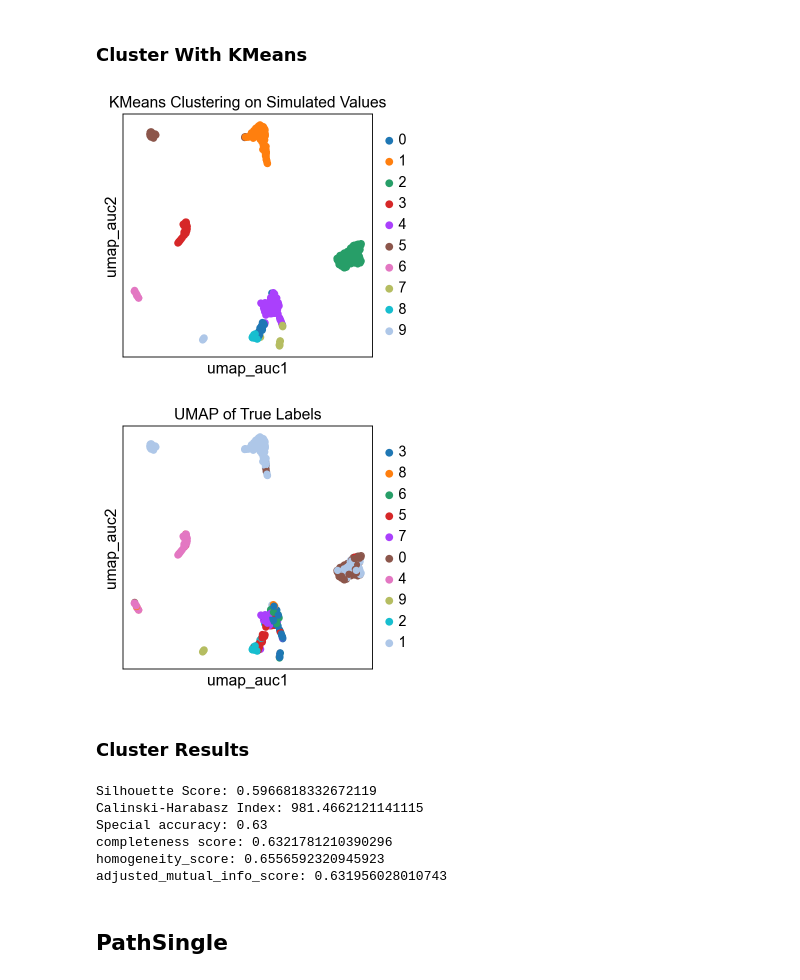
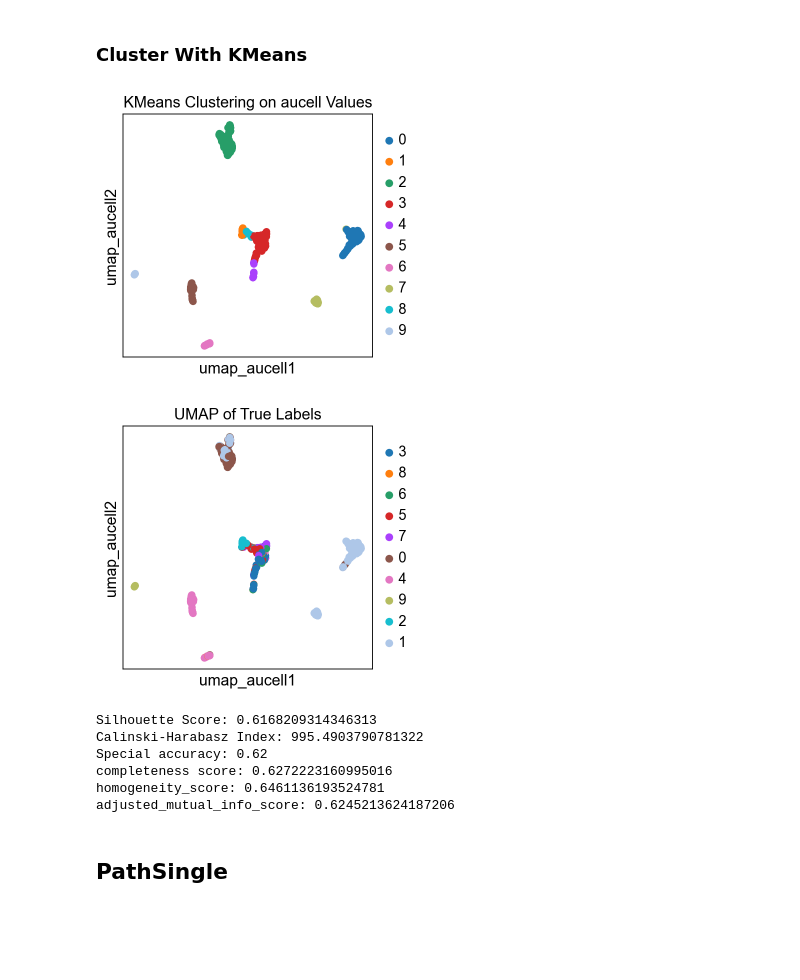
Before and after one commit to zurkin1/PathSingle, a Jupyter notebook: pathsingle/bench_pbmc.ipynb, the cells around one changed output. Saved outputs shown, nothing was run; the diff lists cells and outputs as text; code cells hidden in the pictures; blank space fills up the shorter version.

```diff
--- a/pathsingle/bench_pbmc.ipynb
+++ b/pathsingle/bench_pbmc.ipynb
@@ -342,45 +313,22 @@ decoupler.run_aucell(
 Running aucell on mat with 700 samples and 765 targets for 266 sources.
 # %% [markdown]
 ### Cluster With KMeans
-# %%
-#Convert the pathway activity matrix to a DataFrame.
-pathway_activity_df = adata.obsm["aucell_estimate"]
-
-#Perform KMeans clustering on the UMAP coordinates.
-kmeans = KMeans(n_clusters=10, random_state=0).fit(pathway_activity_df)
-
-#Perform UMAP on the results matrix.
-umap_model = umap.UMAP(n_neighbors=15)
-umap_coords = umap_model.fit_transform(pathway_activity_df)
-
-#Add the UMAP coordinates and clustering results to the AnnData object.
-adata.obsm['umap_auc'] = umap_coords
-adata.obs['kmeans_auc'] = pd.Categorical(kmeans.labels_)
-
-#Plotting UMAP with KMeans clustering results using scanpy.
-#sc.pl.umap(adata, color=["kmeans3"], title="KMeans Clustering on AUCELL Values.")
-#sc.pl.umap(adata, color=["labels"], title="UMAP of True Labels")
-sc.pl.embedding(adata, basis='umap_auc', color=['kmeans_auc'], title='KMeans Clustering on Simulated Values')
-sc.pl.embedding(adata, basis='umap_auc', color=["labels"], title="UMAP of True Labels")
-# %% [output]
-[figure, removed]
-[figure, removed]
-# %% [markdown]
-### Cluster Results
-# %%
-#Extract pathway activity matrix for metric calculation.
-pathway_activity_matrix = adata.obsm['aucell_estimate']
-
-#We use cdata.obs.data, the true labels.
-true_labels = adata.obs.labels
-
-print_stats(pathway_activity_matrix, true_labels, kmeans.labels_)
-# %% [output]
-Silhouette Score: 0.5966818332672119
-Calinski-Harabasz Index: 981.4662121141115
-Special accuracy: 0.63
-completeness score: 0.6321781210390296
-homogeneity_score: 0.6556592320945923
-adjusted_mutual_info_score: 0.631956028010743
+# %%
+pathway_activity_df = adata.obsm["aucell_estimate"]
+
+#Perform KMeans clustering and plot UMAP.
+kmeans = cluster_with_kmeans('aucell', pathway_activity_df, adata, n_clusters=10)
+
+#Print metric results.
+print_stats(pathway_activity_df, true_labels, kmeans.labels_)
+# %% [output]
+[figure, added]
+[figure, added]
+Silhouette Score: 0.6168209314346313
+Calinski-Harabasz Index: 995.4903790781322
+Special accuracy: 0.62
+completeness score: 0.6272223160995016
+homogeneity_score: 0.6461136193524781
+adjusted_mutual_info_score: 0.6245213624187206
 # %% [markdown]
 ## PathSingle
```
Also changed, not shown: parts of 33 cells of this notebook, 3 other files.
